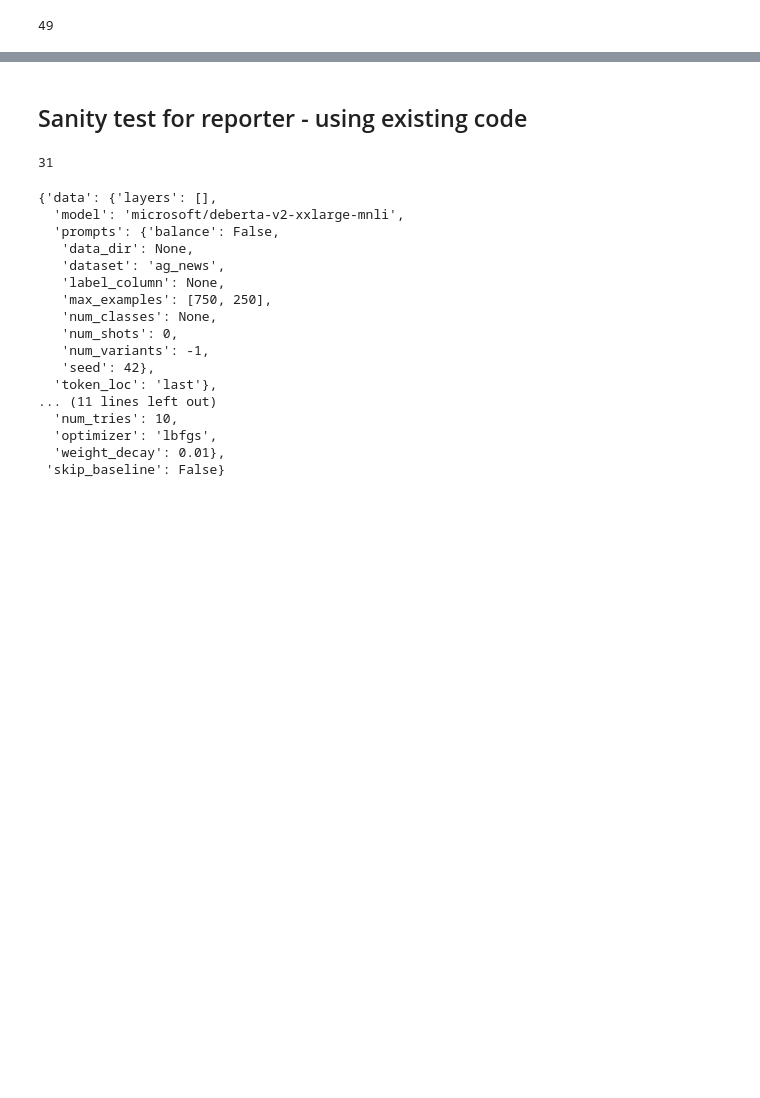
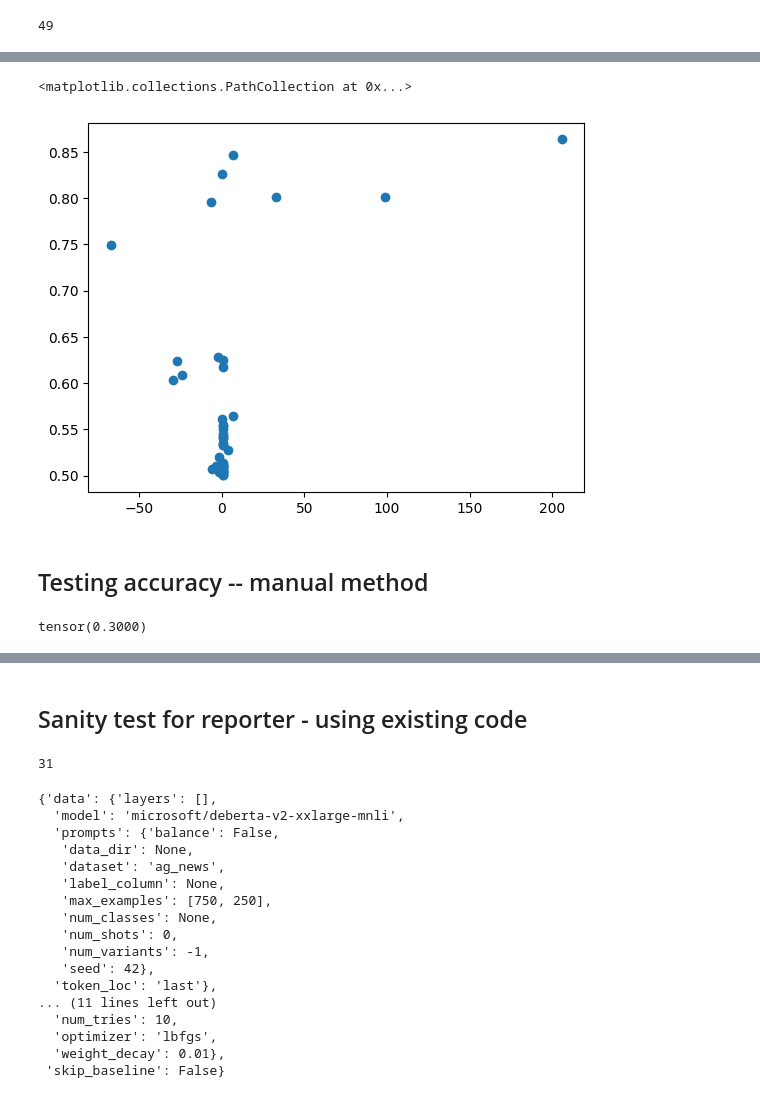
Before and after one commit to LRudL/elk-experiments, a Jupyter notebook: results.ipynb, the cells around one changed output, grey strips where cells are left out. Cells and saved outputs as stored; diff of their text form; code cells hidden in the pictures; blank space fills up the shorter version.

```diff
--- a/results.ipynb
+++ b/results.ipynb
@@ -137,0 +172,4 @@ tensor([  49.5355,  315.6525,   37.0467,   32.9943,   94.9747, -146.2065,
+# %%
+scales = [reporter.scale.detach().item() for reporter in get_reporters("sad-yonath")]
+# %%
+csv = get_eval("sad-yonath")
@@ -137,0 +196,7 @@ tensor([  49.5355,  315.6525,   37.0467,   32.9943,   94.9747, -146.2065,
+# %%
+plt.scatter(scales, list(csv["auroc"]))
+# %% [output]
+<matplotlib.collections.PathCollection at 0x...>
+[figure, added]
+# %% [markdown]
+## Testing accuracy -- manual method
@@ -137,0 +211,4 @@ tensor([  49.5355,  315.6525,   37.0467,   32.9943,   94.9747, -146.2065,
+# %%
+(preds > 0.0).sum() / len(contrast_pairs)
+# %% [output]
+tensor(0.3000)
```
Also changed, not shown: parts of 44 cells of this notebook, 1 other file.
